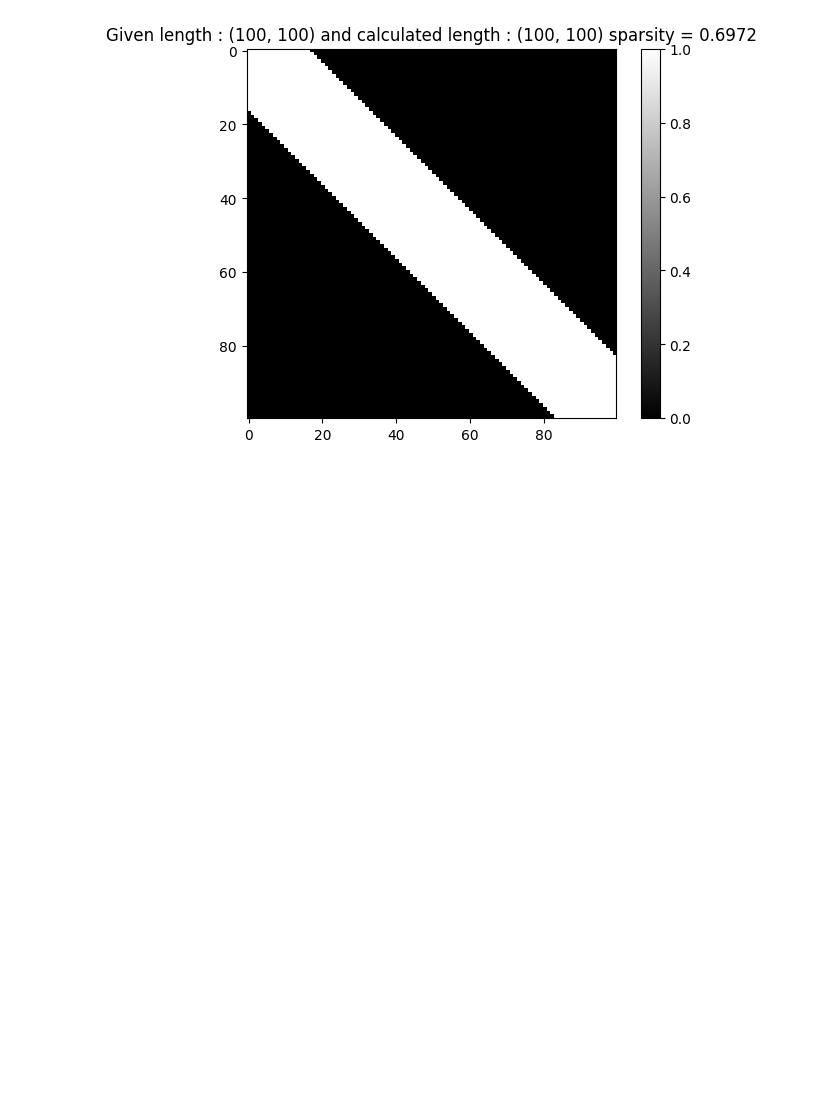
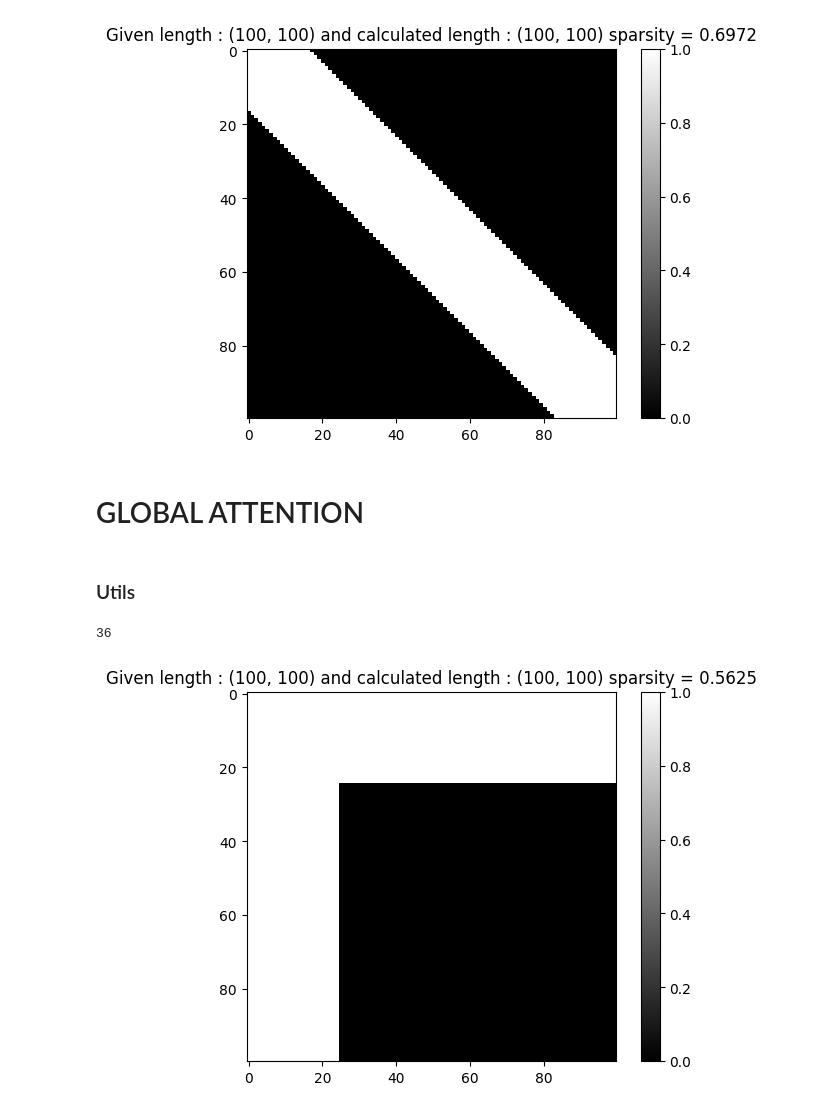
Before and after one commit to shanedonnelly/artificial_big_bird_matrix_generator, a Jupyter notebook: big_bird.ipynb, the cells around one changed output. Cells and saved outputs as stored; diff of their text form; code cells hidden in the pictures; blank space fills up the shorter version.

```diff
--- a/big_bird.ipynb
+++ b/big_bird.ipynb
@@ -192,3 +213,39 @@ def test_generate_matrix_with_window_attention_mask_with_sparsity():
 test_generate_matrix_with_window_attention_mask_with_sparsity()
 # %% [output]
 [figure]
+# %% [markdown]
+# GLOBAL ATTENTION
+# %% [markdown]
+### Utils
+# %%
+def global_attention_aera(length,global_attention_width):
+    w = global_attention_width
+    n = length
+    return (2 * w * n) - (w * w)
+
+print(global_attention_aera(10,2))
+# %% [output]
+36
+# %%
+def add_global_attention_mask(matrix, length, global_width):
+    res = matrix.copy()
+    mask = np.zeros(shape=(length,length), dtype=bool)
+    mask[:global_width,:] = True
+    mask[global_width : , : global_width] = True
+    res[~mask] = 0
+    return res
+# %%
+def generate_matrix_with_global_attention_mask(length, global_width):
+    matrix = np.ones((length, length))
+    matrix = add_global_attention_mask(matrix=matrix, length=length, global_width=global_width)
+    return matrix
+# %%
+def test_generate_matrix_with_global_attention_mask():
+    length = 100
+    global_width = 25
+    matrix = generate_matrix_with_global_attention_mask(length=length, global_width=global_width)
+    show_matrix_infos(matrix=matrix, length=length)
+
+test_generate_matrix_with_global_attention_mask()
+# %% [output]
+[figure, added]
```
Also changed, not shown: parts of 20 cells of this notebook, 6 other files.
